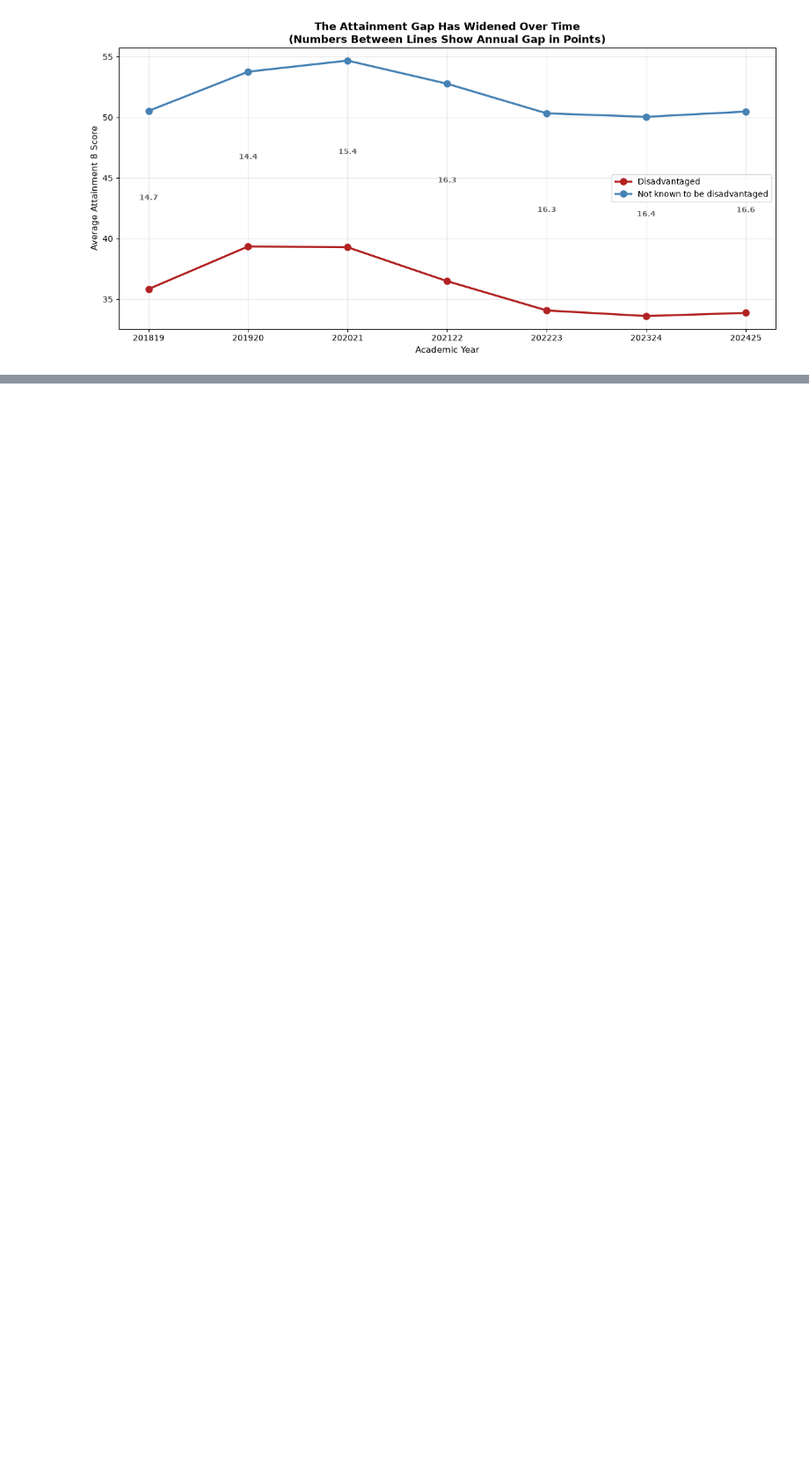
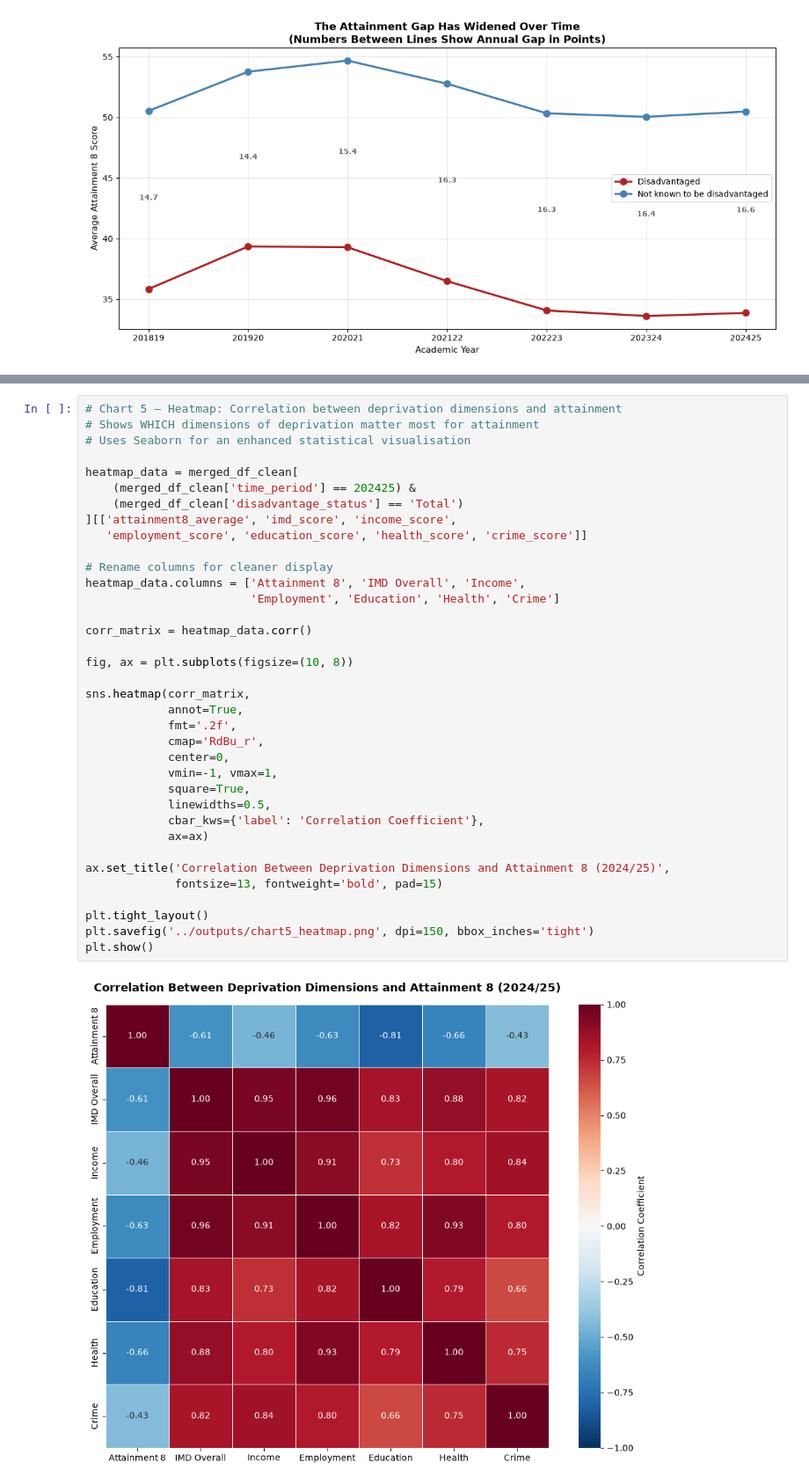
Before and after one commit to gaatma/education-deprivation-analysis, a Jupyter notebook: notebooks/01_analysis.ipynb, the cells around one changed output, grey strips where cells are left out. Shown at 88% size. Cells and saved outputs as stored; diff of their text form; blank space fills up the shorter version.

```diff
--- a/notebooks/01_analysis.ipynb
+++ b/notebooks/01_analysis.ipynb
@@ -1135,0 +1206,38 @@ plt.show()
+# %%
+# Chart 5 — Heatmap: Correlation between deprivation dimensions and attainment
+# Shows WHICH dimensions of deprivation matter most for attainment
+# Uses Seaborn for an enhanced statistical visualisation
+
+heatmap_data = merged_df_clean[
+    (merged_df_clean['time_period'] == 202425) &
+    (merged_df_clean['disadvantage_status'] == 'Total')
+][['attainment8_average', 'imd_score', 'income_score',
+   'employment_score', 'education_score', 'health_score', 'crime_score']]
+
+# Rename columns for cleaner display
+heatmap_data.columns = ['Attainment 8', 'IMD Overall', 'Income',
+                        'Employment', 'Education', 'Health', 'Crime']
+
+corr_matrix = heatmap_data.corr()
+
+fig, ax = plt.subplots(figsize=(10, 8))
+
+sns.heatmap(corr_matrix,
+            annot=True,
+            fmt='.2f',
+            cmap='RdBu_r',
+            center=0,
+            vmin=-1, vmax=1,
+            square=True,
+            linewidths=0.5,
+            cbar_kws={'label': 'Correlation Coefficient'},
+            ax=ax)
+
+ax.set_title('Correlation Between Deprivation Dimensions and Attainment 8 (2024/25)',
+             fontsize=13, fontweight='bold', pad=15)
+
+plt.tight_layout()
+plt.savefig('../outputs/chart5_heatmap.png', dpi=150, bbox_inches='tight')
+plt.show()
+# %% [output]
+[figure, added]
```
Also changed, not shown: parts of 3 cells of this notebook, 4 other files.
